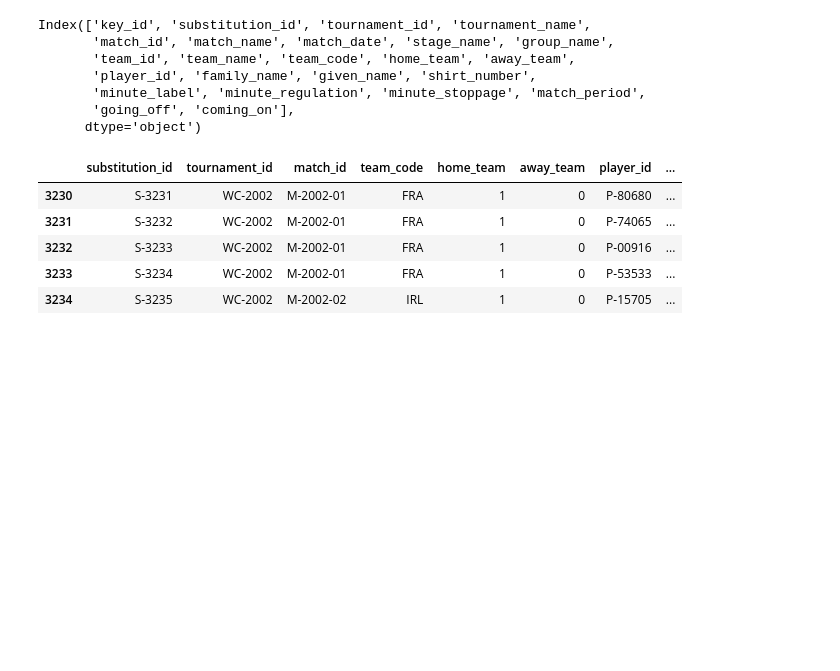
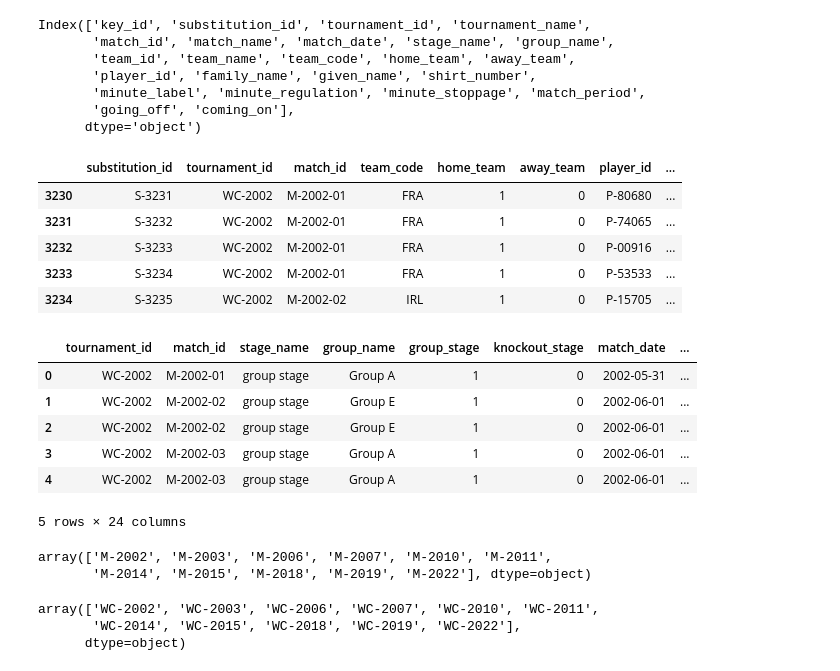
Before and after one commit to tonyinarula/World-Cup-2026-Predictive-Analysis, a Jupyter notebook: analysis.ipynb, the cells around one changed output. Drawn from its saved outputs; the diff is of its cells as text; code cells hidden in the pictures; blank space fills up the shorter version.

```diff
--- a/analysis.ipynb
+++ b/analysis.ipynb
@@ -416,3 +434,26 @@ subs_clean.head()
 | 3232 | S-3233 | WC-2002 | M-2002-01 | FRA | 1 | 0 | P-00916 | ... |
 | 3233 | S-3234 | WC-2002 | M-2002-01 | FRA | 1 | 0 | P-53533 | ... |
 | 3234 | S-3235 | WC-2002 | M-2002-02 | IRL | 1 | 0 | P-15705 | ... |
+# %%
+match_table = matches_clean.merge(goals_clean, on = ['tournament_id','match_id'],how = 'left')
+# %%
+match_table.head()
+# %% [output]
+|  | tournament_id | match_id | stage_name | group_name | group_stage | knockout_stage | match_date | ... |
+| 0 | WC-2002 | M-2002-01 | group stage | Group A | 1 | 0 | 2002-05-31 | ... |
+| 1 | WC-2002 | M-2002-02 | group stage | Group E | 1 | 0 | 2002-06-01 | ... |
+| 2 | WC-2002 | M-2002-02 | group stage | Group E | 1 | 0 | 2002-06-01 | ... |
+| 3 | WC-2002 | M-2002-03 | group stage | Group A | 1 | 0 | 2002-06-01 | ... |
+| 4 | WC-2002 | M-2002-03 | group stage | Group A | 1 | 0 | 2002-06-01 | ... |
+5 rows × 24 columns
+# %%
+match_table['match_id'].str[:-3].unique()
+# %% [output]
+array(['M-2002', 'M-2003', 'M-2006', 'M-2007', 'M-2010', 'M-2011',
+       'M-2014', 'M-2015', 'M-2018', 'M-2019', 'M-2022'], dtype=object)
+# %%
+match_table['tournament_id'].unique()
+# %% [output]
+array(['WC-2002', 'WC-2003', 'WC-2006', 'WC-2007', 'WC-2010', 'WC-2011',
+       'WC-2014', 'WC-2015', 'WC-2018', 'WC-2019', 'WC-2022'],
+      dtype=object)
```
Also changed, not shown: parts of 6 cells of this notebook.
